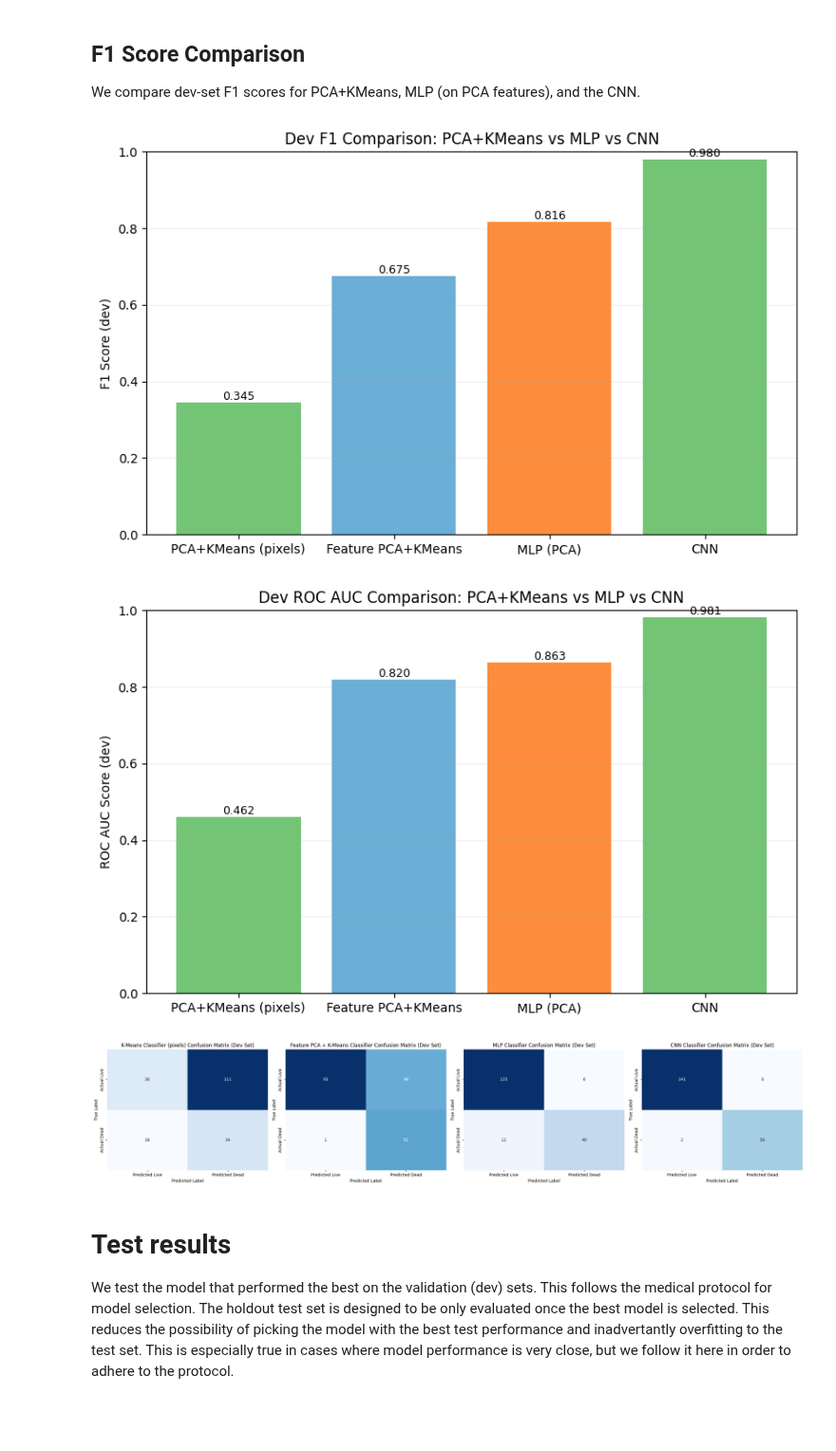
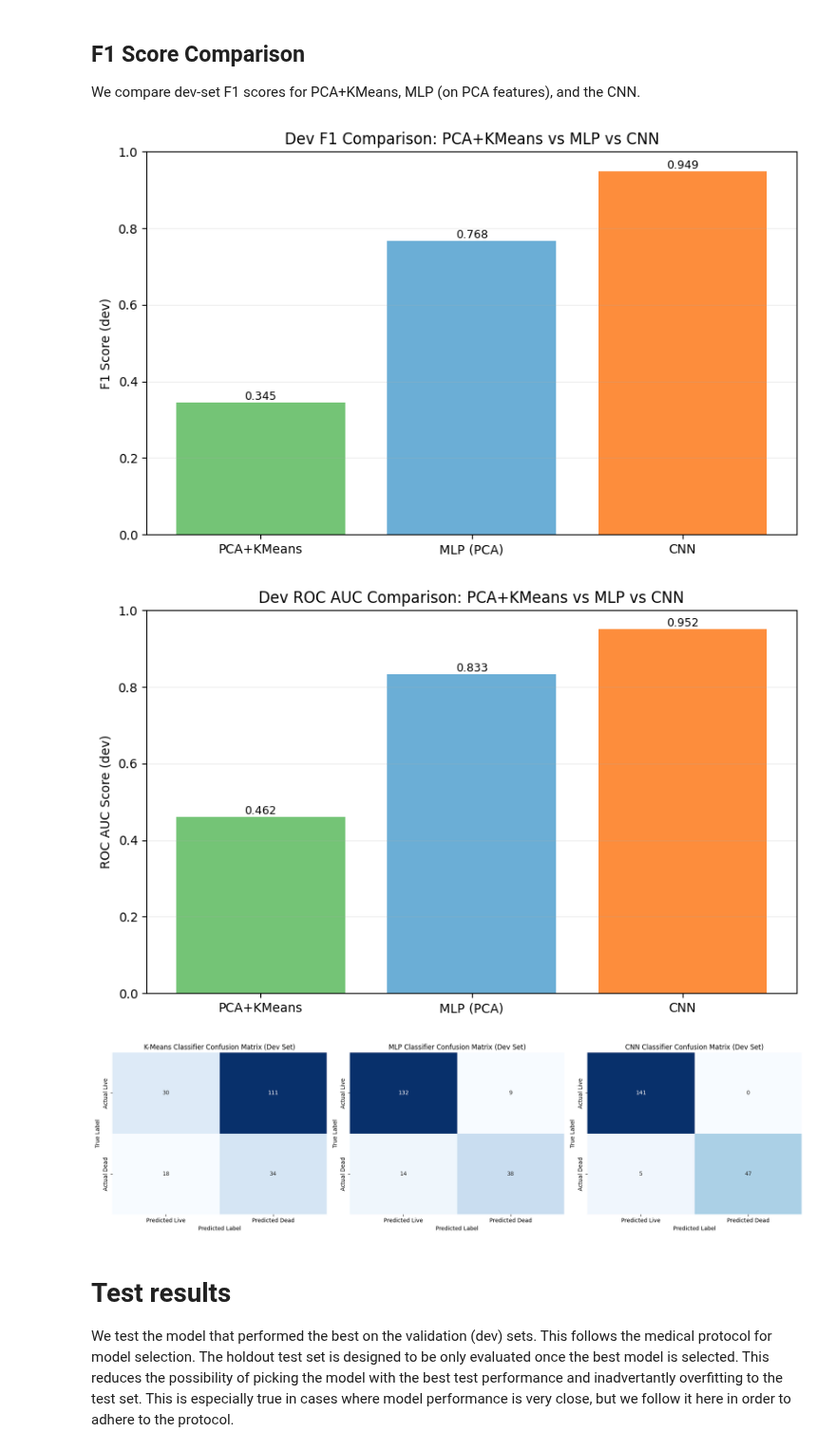
Before and after one commit to Twaal/applied-data-analysis-and-ml, a Jupyter notebook: Project3/code/project3.ipynb, the cells around one changed output. Shown at 95% size. Saved outputs shown, nothing was run; the diff lists cells and outputs as text; code cells hidden in the pictures; blank space fills up the shorter version.

```diff
--- a/Project3/code/project3.ipynb
+++ b/Project3/code/project3.ipynb
@@ -383,12 +329,3 @@ print(f"Total parameters: {num_params}")
 # %% [output]
 CNN on cpu
 Total parameters: 38050
-# %%
-# Train the CNN model via module utilities
-import torch
-from p3_module import prepare_dataloaders, train_cnn
-
-train_loader, dev_loader = prepare_dataloaders(X_train, y_train, X_dev, y_dev, batch_size=64)
-metrics = train_cnn(model, train_loader, dev_loader, epochs=10, device=device)
-print(f"Total training time: {metrics['train_time_s']:.2f}s | Dev Acc: {metrics['last_dev_acc']:.4f}")
-cnn_train_time_s = metrics['train_time_s']
@@ -396,0 +396,18 @@ Total training time: 1.74s | Dev Acc: 0.9896
+# %%
+# Train the CNN model via module utilities
+from p3_module import CNN, prepare_dataloaders, train_cnn
+#train_loader, dev_loader = prepare_dataloaders(X_train, y_train, X_dev, y_dev, batch_size=4)
+np.random.seed(SEED)
+torch.manual_seed(SEED)
+if torch.cuda.is_available():
+    torch.cuda.manual_seed_all(SEED)
+
+generator = torch.Generator(device="cpu").manual_seed(SEED)
+model_grid = CNN(num_classes=2).to(device)
+
+train_loader, dev_loader = prepare_dataloaders(
+    X_train, y_train, X_dev, y_dev, batch_size=4
+)
+metrics = train_cnn(model_grid, train_loader, dev_loader, epochs=10, lr=0.001, device=device)
+print(f"Total training time: {metrics['train_time_s']:.2f}s | Dev Acc: {metrics['last_dev_acc']:.4f}")
+cnn_train_time_s = metrics['train_time_s']
@@ -506,8 +524,8 @@ dev_f1_kmeans_val = dev_f1_kmeans if 'dev_f1_kmeans' in globals() else np.nan
 dev_mlp_f1_val = dev_mlp_f1 if 'dev_mlp_f1' in globals() else np.nan
 dev_f1_cnn_val = dev_f1_cnn if 'dev_f1_cnn' in globals() else (dev_f1 if 'dev_f1' in globals() else np.nan)
 
-labels = ['PCA+KMeans (pixels)', 'Feature PCA+KMeans', 'MLP (PCA)', 'CNN']
-values = [dev_f1_kmeans_val, dev_f1_feat_kmeans, dev_mlp_f1_val, dev_f1_cnn_val]
+labels = ['PCA+KMeans', 'MLP (PCA)', 'CNN']
+values = [dev_f1_kmeans_val, dev_mlp_f1_val, dev_f1_cnn_val]
 
 plt.figure(figsize=(8,5))
 bars = plt.bar(labels, values, color=['#74c476', '#6baed6', '#fd8d3c'])
@@ -522,7 +540,7 @@ plt.grid(axis='y', alpha=0.2)
 plt.tight_layout()
 plt.show()
 # %% [output]
-[figure, old version]
+[figure, new version]
 # %%
 # Compare the ROC AUC scores on the dev set for the three methods
 import numpy as np
@@ -531,8 +549,8 @@ import matplotlib.pyplot as plt
 dev_roc_auc_kmeans_val = dev_roc_auc_kmeans if 'dev_roc_auc_kmeans' in globals() else np.nan
 dev_mlp_auc_val = mlp_dev_auc if 'mlp_dev_auc' in globals() else np.nan
 dev_roc_auc_cnn_val = dev_roc_auc_cnn if 'dev_roc_auc_cnn' in globals() else (dev_roc_auc_cnn if 'dev_roc_auc_cnn' in globals() else np.nan)
-labels = ['PCA+KMeans (pixels)', 'Feature PCA+KMeans', 'MLP (PCA)', 'CNN']
-values = [dev_roc_auc_kmeans_val, dev_roc_auc_feat_kmeans, dev_mlp_auc_val, dev_roc_auc_cnn_val]
+labels = ['PCA+KMeans', 'MLP (PCA)', 'CNN']
+values = [dev_roc_auc_kmeans_val, dev_mlp_auc_val, dev_roc_auc_cnn_val]
 plt.figure(figsize=(8,5))
 bars = plt.bar(labels, values, color=['#74c476', '#6baed6', '#fd8d3c'])
 plt.ylim(0, 1)
@@ -546,29 +564,28 @@ plt.grid(axis='y', alpha=0.2)
 plt.tight_layout()
 plt.show()
 # %% [output]
-[figure, old version]
+[figure, new version]
 # %%
 # Display the three confusion matrices side by side using stored arrays
 import matplotlib.pyplot as plt
 import seaborn as sns
-fig, axes = plt.subplots(1, 4, figsize=(24, 5))
+fig, axes = plt.subplots(1, 3, figsize=(18, 5))
 conf_matrices = [
-    (dev_confusion_matrix_kmeans, 'K-Means Classifier (pixels)'),
-    (dev_confusion_matrix_feat_kmeans, 'Feature PCA + K-Means Classifier'),
+    (dev_confusion_matrix_kmeans, 'K-Means Classifier'),
     (mlp_dev_confusion_matrix, 'MLP Classifier'),
     (cnn_dev_confusion_matrix, 'CNN Classifier')
  ]
 for ax, (cm, title) in zip(axes, conf_matrices):
     sns.heatmap(cm, annot=True, fmt='d', cmap='Blues', cbar=False,
                 xticklabels=['Predicted Live', 'Predicted Dead'],
                 yticklabels=['Actual Live', 'Actual Dead'], ax=ax)
     ax.set_title(f'{title} Confusion Matrix (Dev Set)')
     ax.set_xlabel('Predicted Label')
     ax.set_ylabel('True Label')
 plt.tight_layout()
 plt.show()
 # %% [output]
-[figure, old version]
+[figure, new version]
 # %% [markdown]
 # Test results
 We test the model that performed the best on the validation (dev) sets. This follows the medical protocol for model selection. The holdout test set is designed to be only evaluated once the best model is selected. This reduces the possibility of picking the model with the best test performance and inadvertantly overfitting to the test set. This is especially true in cases where model performance is very close, but we follow it here in order to adhere to the protocol.
```
Also changed, not shown: parts of 21 cells of this notebook, 4 other files.
